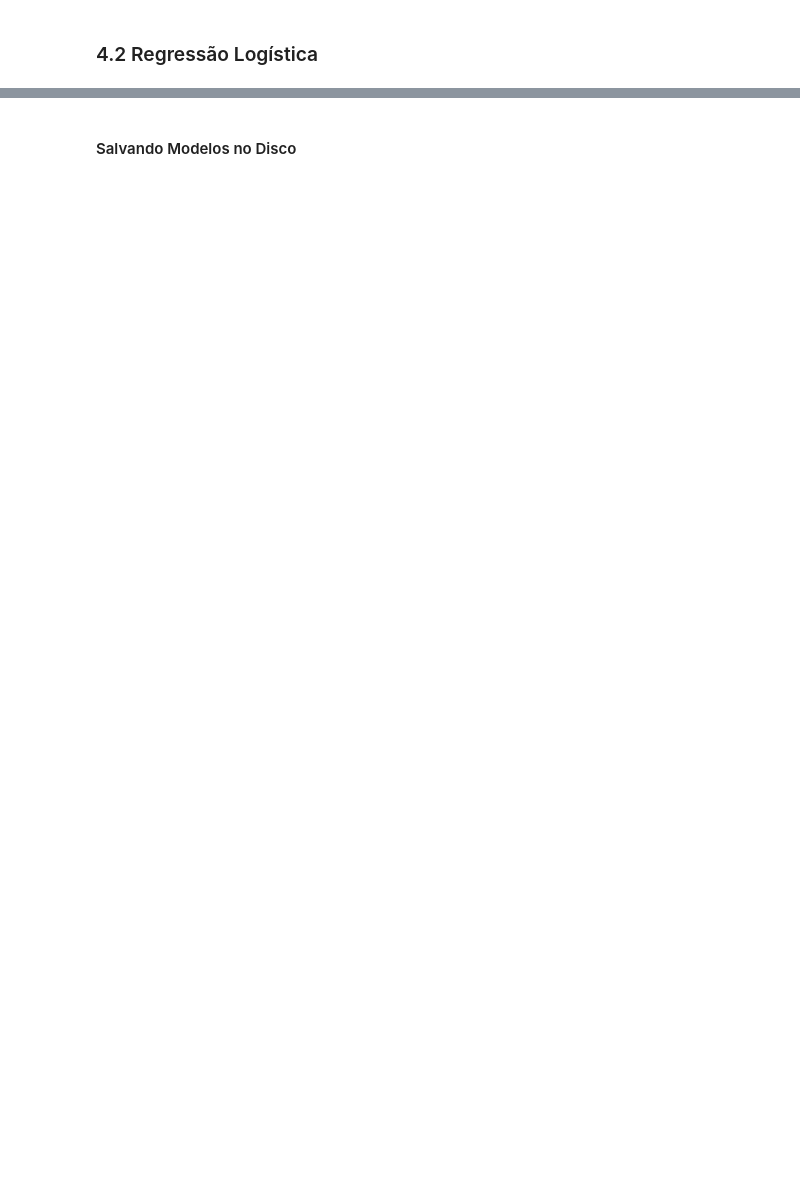
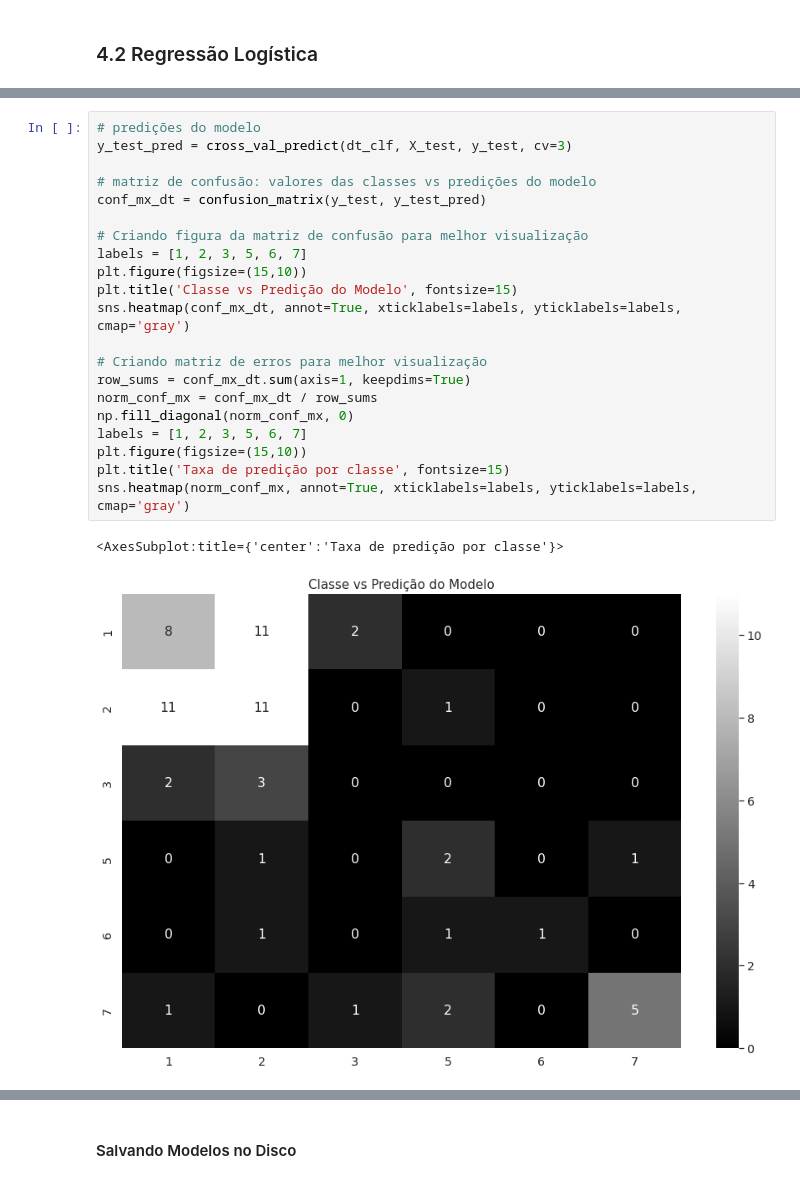
Before and after one commit to davi-santos/Glass-Classification, a Jupyter notebook: Data Analysis.ipynb, the cells around one changed output, grey strips where cells are left out. Cells and saved outputs as stored; diff of their text form; blank space fills up the shorter version.

```diff
--- a/Data Analysis.ipynb
+++ b/Data Analysis.ipynb
@@ -341,0 +335,24 @@ Nos dois modelos acima é notório que ambos classificam razoavelmente bem todas
+# %%
+# predições do modelo
+y_test_pred = cross_val_predict(dt_clf, X_test, y_test, cv=3)
+
+# matriz de confusão: valores das classes vs predições do modelo
+conf_mx_dt = confusion_matrix(y_test, y_test_pred)
+
+# Criando figura da matriz de confusão para melhor visualização
+labels = [1, 2, 3, 5, 6, 7]
+plt.figure(figsize=(15,10))
+plt.title('Classe vs Predição do Modelo', fontsize=15)
+sns.heatmap(conf_mx_dt, annot=True, xticklabels=labels, yticklabels=labels, cmap='gray')
+
+# Criando matriz de erros para melhor visualização
+row_sums = conf_mx_dt.sum(axis=1, keepdims=True)
+norm_conf_mx = conf_mx_dt / row_sums
+np.fill_diagonal(norm_conf_mx, 0)
+labels = [1, 2, 3, 5, 6, 7]
+plt.figure(figsize=(15,10))
+plt.title('Taxa de predição por classe', fontsize=15)
+sns.heatmap(norm_conf_mx, annot=True, xticklabels=labels, yticklabels=labels, cmap='gray')
+# %% [output]
+<AxesSubplot:title={'center':'Taxa de predição por classe'}>
+[figure, added]
```
Also changed, not shown: parts of 42 cells of this notebook, 4 other files.
